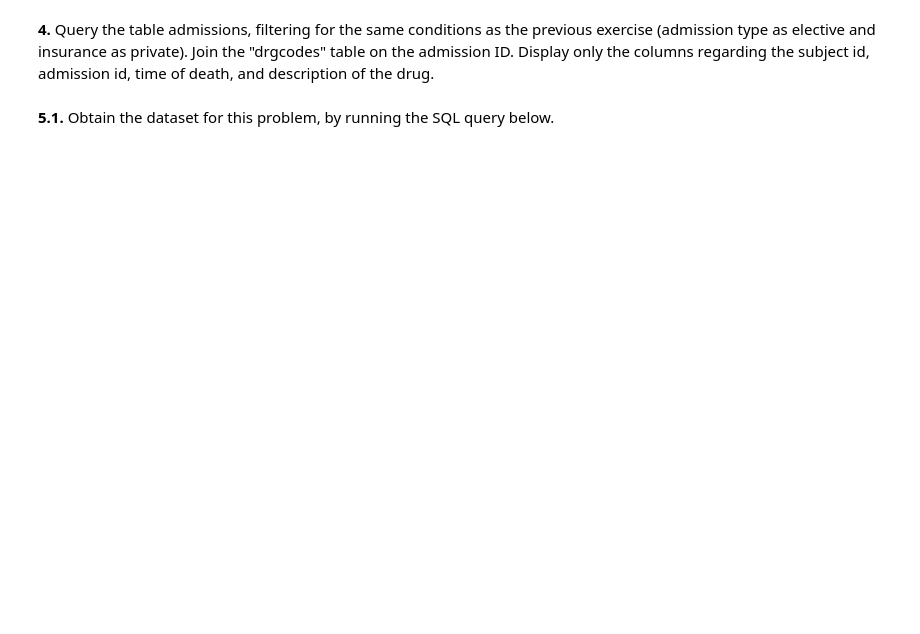
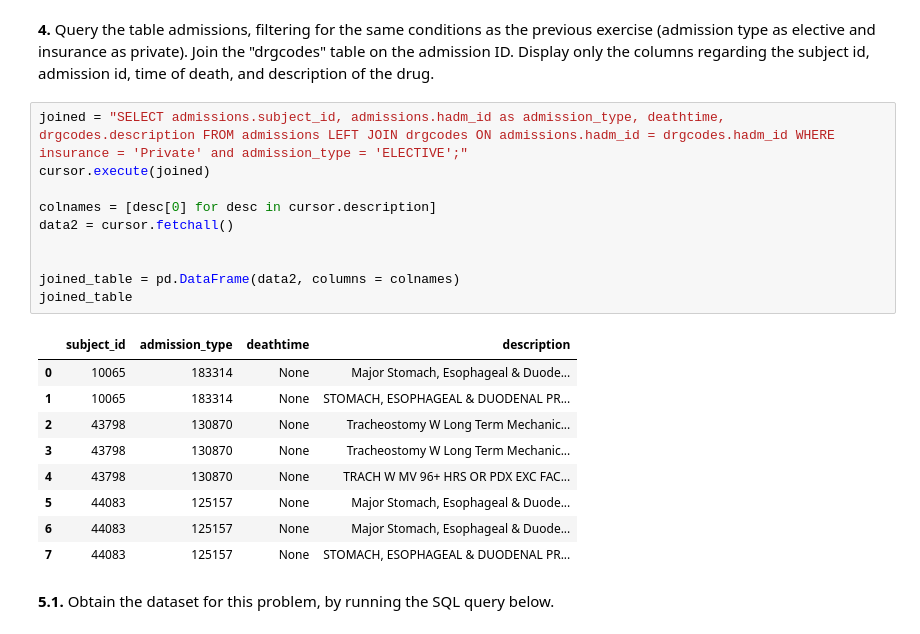
Before and after one commit to LuisLopes25/Assignment2, a Jupyter notebook: Assignment2_tofill.ipynb, the cells around one changed output. Saved outputs shown, nothing was run; the diff lists cells and outputs as text; blank space fills up the shorter version.

```diff
--- a/Assignment2_tofill.ipynb
+++ b/Assignment2_tofill.ipynb
@@ -58,5 +105,25 @@ You will now have to answer a few SQL questions.
 # %% [markdown]
 **4.** Query the table admissions, filtering for the same conditions as the previous exercise (admission type as elective and insurance as private). Join the "drgcodes" table on the admission ID. Display only the columns regarding the subject id, admission id, time of death, and description of the drug.
+# %%
+joined = "SELECT admissions.subject_id, admissions.hadm_id as admission_type, deathtime, drgcodes.description FROM admissions LEFT JOIN drgcodes ON admissions.hadm_id = drgcodes.hadm_id WHERE insurance = 'Private' and admission_type = 'ELECTIVE';"
+cursor.execute(joined)
+
+colnames = [desc[0] for desc in cursor.description]
+data2 = cursor.fetchall()
+
+
+joined_table = pd.DataFrame(data2, columns = colnames)
+joined_table
+# %% [output]
+|  | subject_id | admission_type | deathtime | description |
+| 0 | 10065 | 183314 | None | Major Stomach, Esophageal & Duode... |
+| 1 | 10065 | 183314 | None | STOMACH, ESOPHAGEAL & DUODENAL PR... |
+| 2 | 43798 | 130870 | None | Tracheostomy W Long Term Mechanic... |
+| 3 | 43798 | 130870 | None | Tracheostomy W Long Term Mechanic... |
+| 4 | 43798 | 130870 | None | TRACH W MV 96+ HRS OR PDX EXC FAC... |
+| 5 | 44083 | 125157 | None | Major Stomach, Esophageal & Duode... |
+| 6 | 44083 | 125157 | None | Major Stomach, Esophageal & Duode... |
+| 7 | 44083 | 125157 | None | STOMACH, ESOPHAGEAL & DUODENAL PR... |
 # %% [markdown]
 **5.1.** Obtain the dataset for this problem, by running the SQL query below.
 # %%
```
Also changed, not shown: parts of 6 cells of this notebook.
